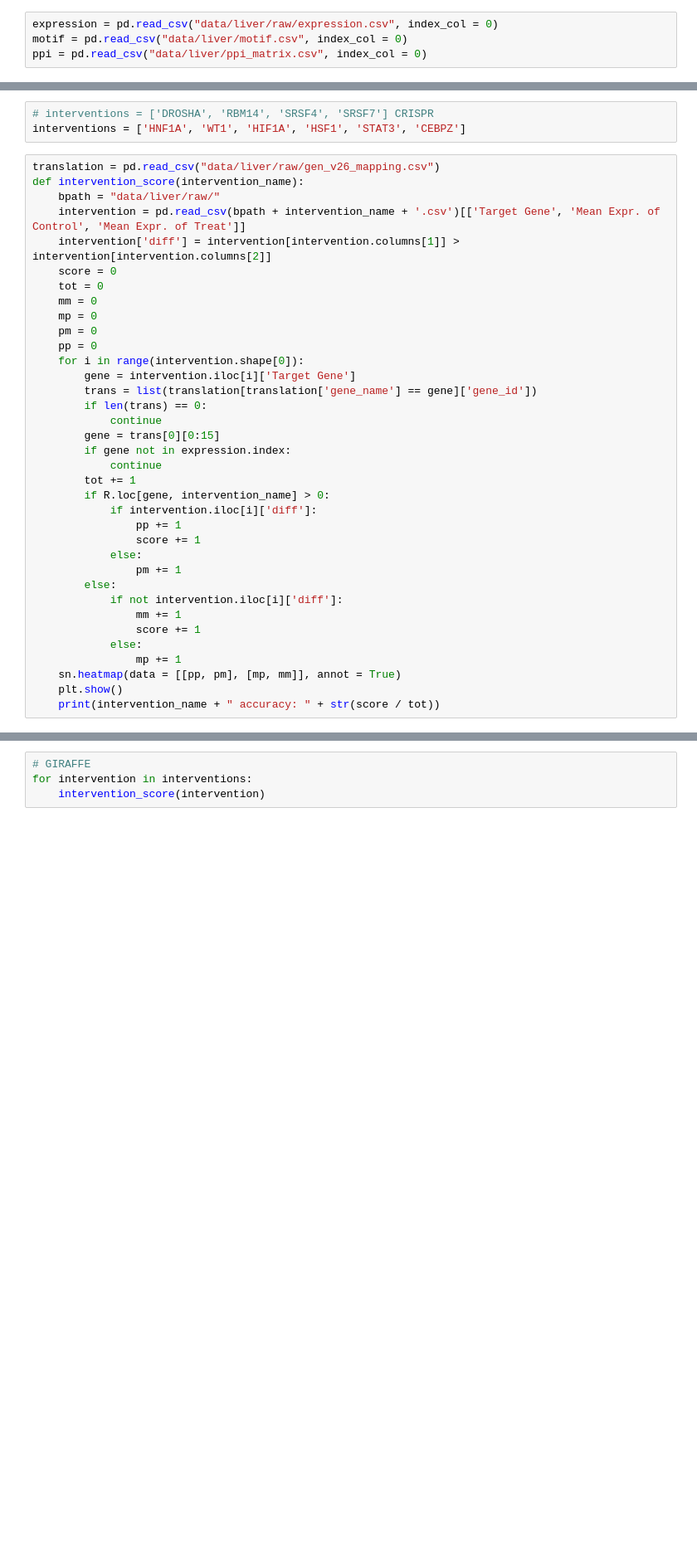
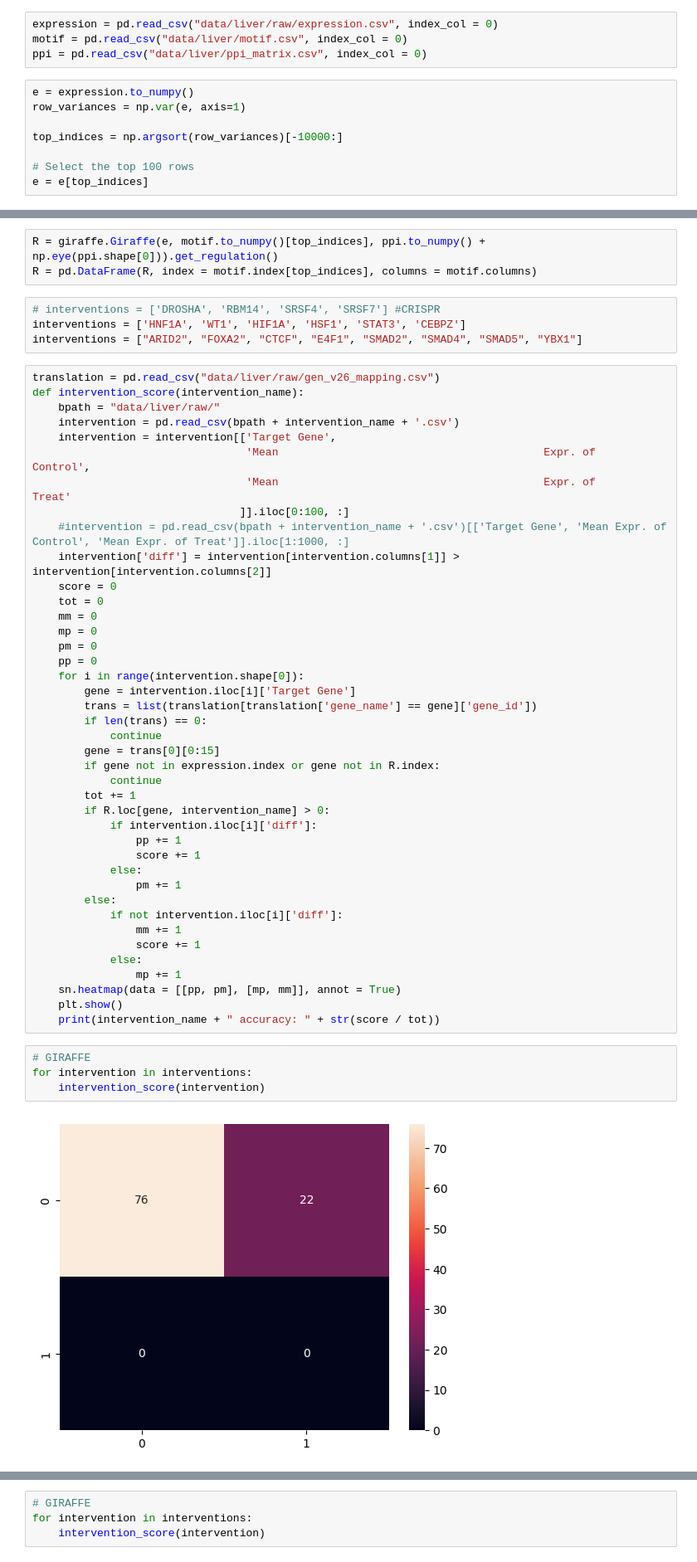
Before and after one commit to soelmicheletti/giraffe, a Jupyter notebook: notebooks/Interventional dataset.ipynb, the cells around one changed output, grey strips where cells are left out. Shown: that part at 83% size. Saved outputs shown, nothing was run; the diff lists cells and outputs as text; blank space fills up the shorter version.

```diff
--- a/notebooks/Interventional dataset.ipynb
+++ b/notebooks/Interventional dataset.ipynb
@@ -11,4 +11,12 @@ import seaborn as sn
 expression = pd.read_csv("data/liver/raw/expression.csv", index_col = 0)
 motif = pd.read_csv("data/liver/motif.csv", index_col = 0)
 ppi = pd.read_csv("data/liver/ppi_matrix.csv", index_col = 0)
+# %%
+e = expression.to_numpy()
+row_variances = np.var(e, axis=1)
+
+top_indices = np.argsort(row_variances)[-10000:]
+
+# Select the top 100 rows
+e = e[top_indices]
 # %%
@@ -17,11 +27,20 @@ R = pd.DataFrame(R, index = motif.index, columns = motif.columns)
+# %%
+R = giraffe.Giraffe(e, motif.to_numpy()[top_indices], ppi.to_numpy() + np.eye(ppi.shape[0])).get_regulation()
+R = pd.DataFrame(R, index = motif.index[top_indices], columns = motif.columns)
 # %%
-# interventions = ['DROSHA', 'RBM14', 'SRSF4', 'SRSF7'] CRISPR
+# interventions = ['DROSHA', 'RBM14', 'SRSF4', 'SRSF7'] #CRISPR
 interventions = ['HNF1A', 'WT1', 'HIF1A', 'HSF1', 'STAT3', 'CEBPZ']
+interventions = ["ARID2", "FOXA2", "CTCF", "E4F1", "SMAD2", "SMAD4", "SMAD5", "YBX1"]
 # %%
 translation = pd.read_csv("data/liver/raw/gen_v26_mapping.csv")
 def intervention_score(intervention_name):
     bpath = "data/liver/raw/"
-    intervention = pd.read_csv(bpath + intervention_name + '.csv')[['Target Gene', 'Mean Expr. of Control', 'Mean Expr. of Treat']]
+    intervention = pd.read_csv(bpath + intervention_name + '.csv')
+    intervention = intervention[['Target Gene',
+                                 'Mean                                         Expr. of                                         Control',
+                                 'Mean                                         Expr. of                                              Treat'
+                                ]].iloc[0:100, :]
+    #intervention = pd.read_csv(bpath + intervention_name + '.csv')[['Target Gene', 'Mean Expr. of Control', 'Mean Expr. of Treat']].iloc[1:1000, :]
     intervention['diff'] = intervention[intervention.columns[1]] > intervention[intervention.columns[2]]
     score = 0
     tot = 0
@@ -35,7 +54,7 @@ def intervention_score(intervention_name):
         if len(trans) == 0:
             continue
         gene = trans[0][0:15]
-        if gene not in expression.index:
+        if gene not in expression.index or gene not in R.index:
             continue
         tot += 1
         if R.loc[gene, intervention_name] > 0:
@@ -53,3 +72,9 @@ def intervention_score(intervention_name):
     sn.heatmap(data = [[pp, pm], [mp, mm]], annot = True)
     plt.show()
     print(intervention_name + " accuracy: " + str(score / tot))
+# %%
+# GIRAFFE
+for intervention in interventions:
+    intervention_score(intervention)
+# %% [output]
+[figure, added]
```
Also changed, not shown: parts of 11 cells of this notebook.
